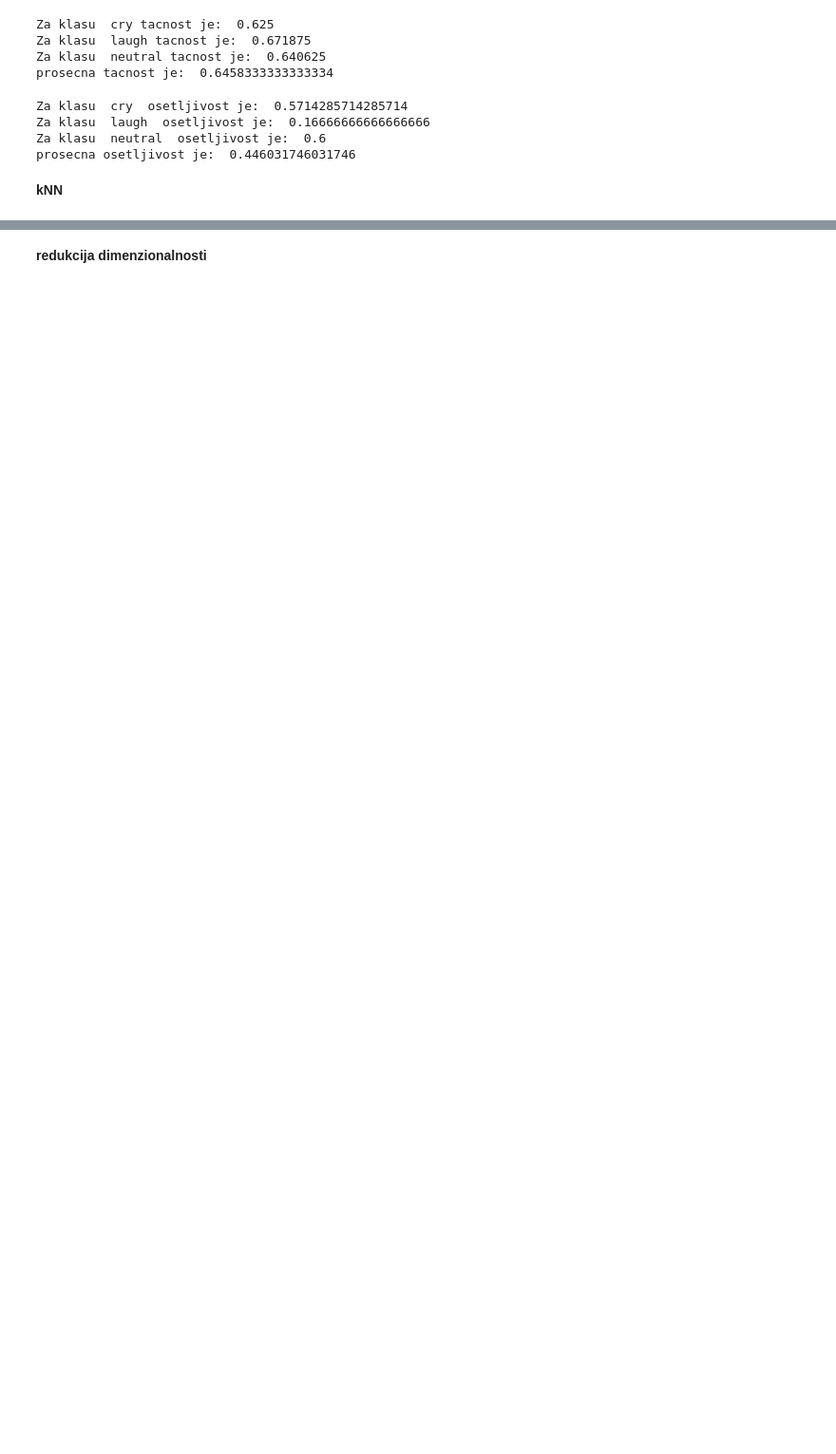
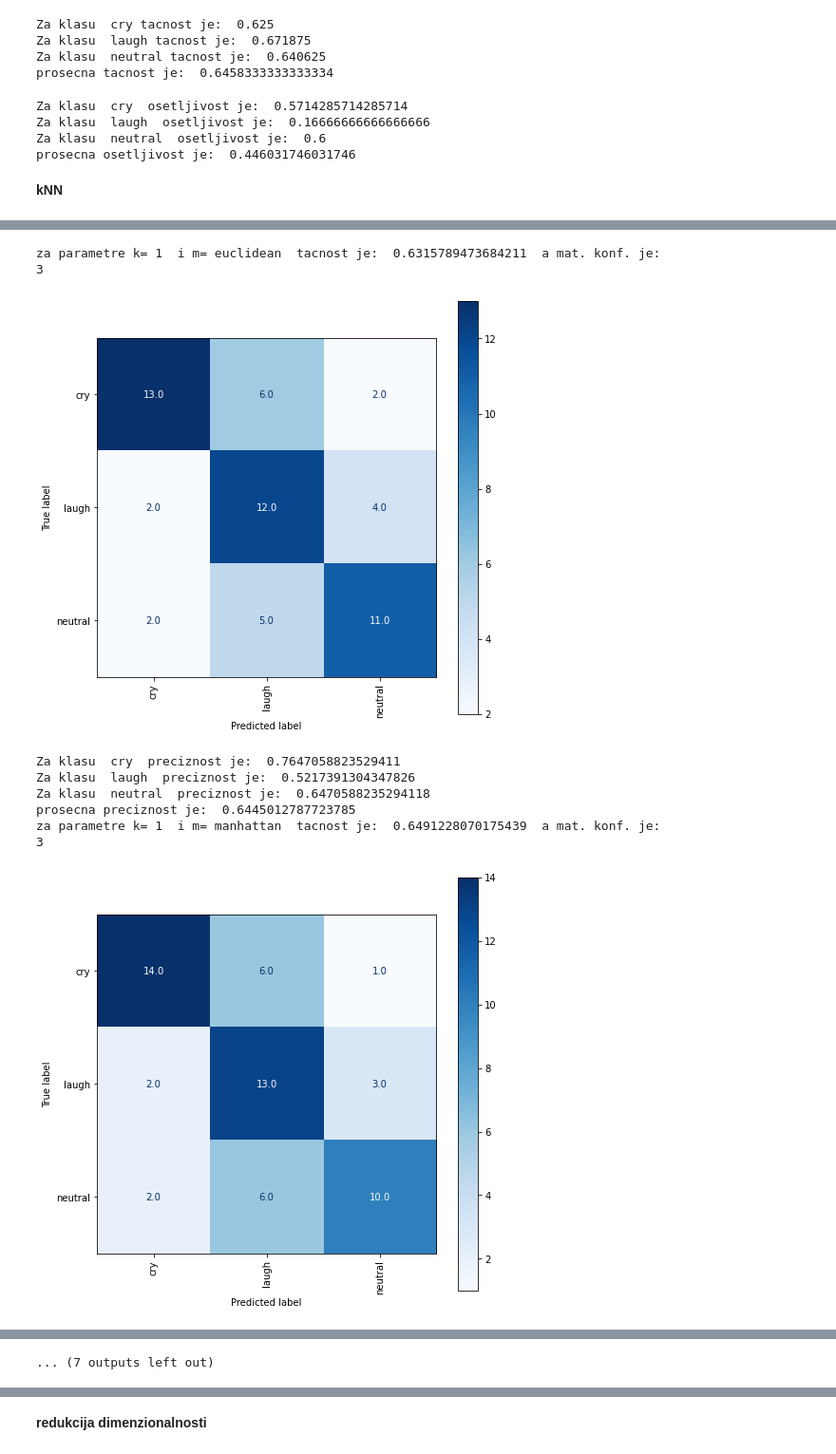
Before and after one commit to Lanak00/ML-audio-classification, a Jupyter notebook: PO_projekat.ipynb, the cells around one changed output, grey strips where cells are left out. Shown at 95% size. Cells and saved outputs as stored; diff of their text form; code cells hidden in the pictures; blank space fills up the shorter version.

```diff
--- a/PO_projekat.ipynb
+++ b/PO_projekat.ipynb
@@ -402,0 +359,2 @@ procenat tacno predvidjenih:  0.6875
+# %%
+x_train, x_test, y_train, y_test = train_test_split(X, y, test_size=0.1, random_state=10, stratify=y)
@@ -402,0 +363,39 @@ procenat tacno predvidjenih:  0.6875
+# %%
+kf = StratifiedKFold(n_splits=3, shuffle=True, random_state=42)
+acc = []
+for k in [1, 10, 15]:
+    for m in ['euclidean', 'manhattan','minkowski']:
+        indexes = kf.split(x_train, y_train)
+        acc_tmp = []
+        fin_conf_mat = np.zeros((len(np.unique(y)),len(np.unique(y))))
+        for train_index, test_index in indexes:
+            classifier = KNeighborsClassifier(n_neighbors=k, metric=m)
+            classifier.fit(X.iloc[train_index,:],y.iloc[train_index])
+            y_pred = classifier.predict(X.iloc[test_index,:])
+            acc_tmp.append(accuracy_score(y.iloc[test_index], y_pred))
+            fin_conf_mat += confusion_matrix(y.iloc[test_index], y_pred, labels=classifier.classes_)
+        print('za parametre k=', k, ' i m=', m, ' tacnost je: ', np.mean(acc_tmp), ' a mat. konf. je:')
+        print(fin_conf_mat.shape[0])
+        #print(fin_conf_mat)
+
+        plt.rcParams['figure.figsize'] = [8, 8]
+        disp = ConfusionMatrixDisplay(confusion_matrix =fin_conf_mat,  display_labels=classifier.classes_)
+        disp.plot(cmap="Blues", values_format='', xticks_rotation=90)
+        plt.show()
+
+        avg_prec = precision_by_class(fin_conf_mat, classifier.classes_)
+        print('prosecna preciznost je: ', avg_prec)
+
+        acc.append(np.mean(acc_tmp))
+print('najbolja tacnost je u iteraciji broj: ', np.argmax(acc))
+# %% [output]
+za parametre k= 1  i m= euclidean  tacnost je:  0.6315789473684211  a mat. konf. je:
+3
+[figure, added]
+Za klasu  cry  preciznost je:  0.7647058823529411
+Za klasu  laugh  preciznost je:  0.5217391304347826
+Za klasu  neutral  preciznost je:  0.6470588235294118
+prosecna preciznost je:  0.6445012787723785
+za parametre k= 1  i m= manhattan  tacnost je:  0.6491228070175439  a mat. konf. je:
+3
+[figure, added]
@@ -402,0 +430 @@ procenat tacno predvidjenih:  0.6875
+... (7 outputs left out)
```
Also changed, not shown: parts of 12 cells of this notebook.
